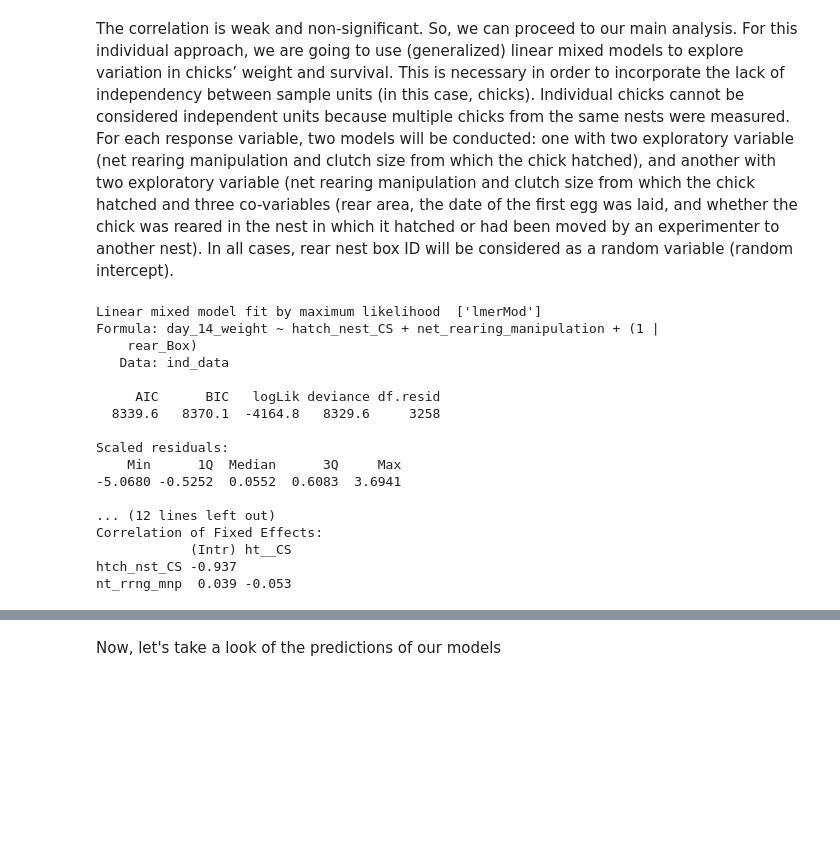
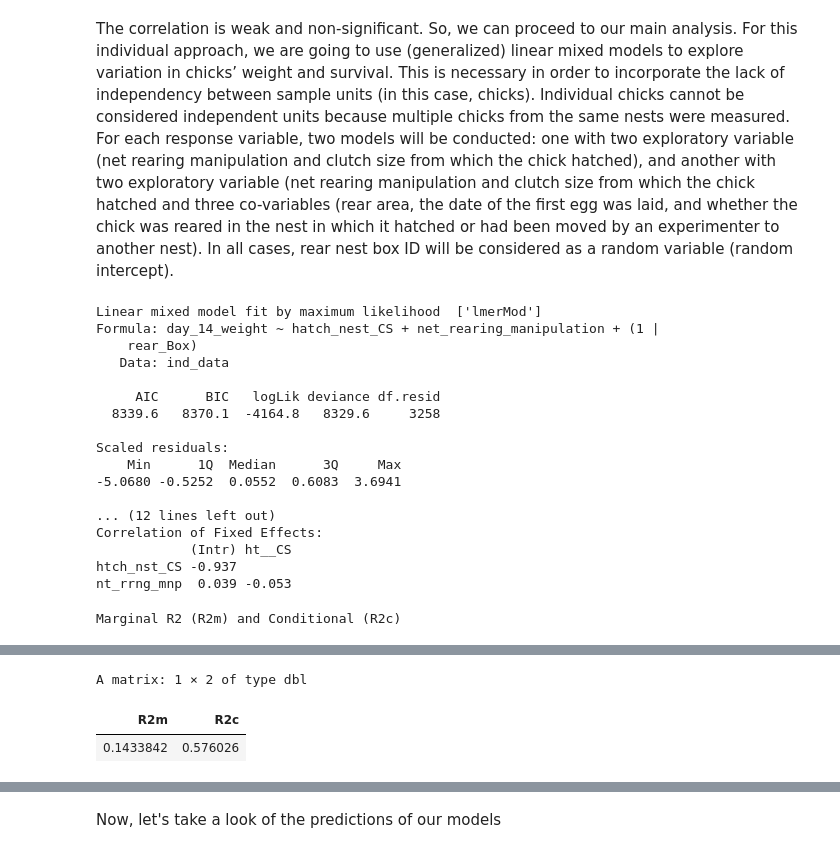
Before and after one commit to fkeppeler/Is-the-growth-of-nestling-blue-tits-influenced-by-competition-, a Jupyter notebook: blue_tits_analysis.ipynb, the cells around one changed output, grey strips where cells are left out. Saved outputs shown, nothing was run; the diff lists cells and outputs as text; code cells hidden in the pictures; blank space fills up the shorter version.

```diff
--- a/blue_tits_analysis.ipynb
+++ b/blue_tits_analysis.ipynb
@@ -441,6 +445,8 @@ model_id_growth= lmer (day_14_weight~hatch_nest_CS+
                     (1|rear_Box),
                     data=ind_data,REML=FALSE)
 (Summary_MIG = summary(model_id_growth))
+cat ("\nMarginal R2 (R2m) and Conditional (R2c)")
+r.squaredGLMM(model_id_growth)
 #calculate p values for the exploratory variables
 model_id_growth0_1= update(model_id_growth,. ~ . -net_rearing_manipulation)
 model_id_growth0_2= update(model_id_growth,. ~ . -hatch_nest_CS)
@@ -464,3 +470,4 @@ Correlation of Fixed Effects:
             (Intr) ht__CS
 htch_nst_CS -0.937
 nt_rrng_mnp  0.039 -0.053
+Marginal R2 (R2m) and Conditional (R2c)
@@ -467,3 +476,6 @@ nt_rrng_mnp  0.039 -0.053
+A matrix: 1 × 2 of type dbl
+| R2m | R2c |
+| 0.1433842 | 0.576026 |
 # %%
 # Growth model - with co-variables
 model_id_growth_cov= lmer (day_14_weight~hatch_nest_CS+
```
Also changed, not shown: parts of 7 cells of this notebook.
